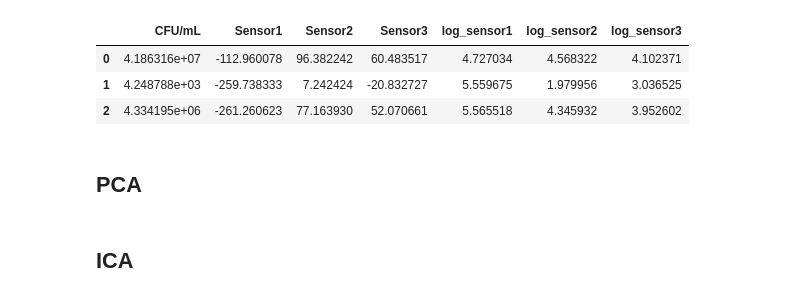
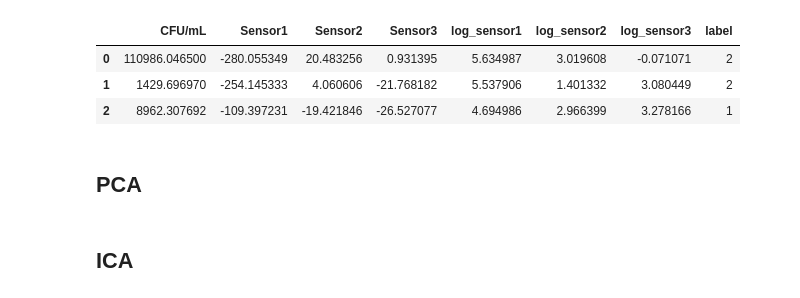
Before and after one commit to SohamD34/BTP, a Jupyter notebook: scripts/clustering.ipynb, the cells around one changed output. Cells and saved outputs as stored; diff of their text form; code cells hidden in the pictures.

```diff
--- a/scripts/clustering.ipynb
+++ b/scripts/clustering.ipynb
@@ -12,27 +12,30 @@ from sklearn.decomposition import PCA, FastICA as ICA
 # %%
 ''' We have 10 points of Analyte1 data, Analyte2 data and Analyte3 data respectively. '''
 
 # os.chdir('/media/soham/New Volume/GitHub/BTP')
 
-analyte1 = pd.read_csv('data/Exponential_Analyte1.csv').sort_values('CFU/mL', ascending=True).reset_index(drop=True)
-analyte2 = pd.read_csv('data/Exponential_Analyte2.csv').sort_values('CFU/mL', ascending=True).reset_index(drop=True)
-analyte3 = pd.read_csv('data/Exponential_Analyte3.csv').sort_values('CFU/mL', ascending=True).reset_index(drop=True)
+analyte2 = pd.read_csv('data/exponential/Exponential_Analyte2.csv').sort_values('CFU/mL', ascending=True).reset_index(drop=True)
+analyte1 = pd.read_csv('data/exponential/Exponential_Analyte1.csv').sort_values('CFU/mL', ascending=True).reset_index(drop=True)
+analyte3 = pd.read_csv('data/exponential/Exponential_Analyte3.csv').sort_values('CFU/mL', ascending=True).reset_index(drop=True)
 
 [analyte1, analyte2, analyte3]  = log_transform([analyte1, analyte2, analyte3])
+analyte1['label'] = 1
+analyte2['label'] = 2
+analyte3['label'] = 3
 
 combined_data = pd.concat([analyte1, analyte2, analyte3], axis=0)
 combined_data = combined_data.sample(frac=1).reset_index(drop=True)
 
 raw_data = combined_data.drop('CFU/mL', axis=1)
 analog_data = raw_data[['Sensor1','Sensor2','Sensor3']]
 log_data = raw_data[['log_sensor1','log_sensor2','log_sensor3']]
 
 combined_data.head(3)
 # %% [output]
-|  | CFU/mL | Sensor1 | Sensor2 | Sensor3 | log_sensor1 | log_sensor2 | log_sensor3 |
-| 0 | 4.186316e+07 | -112.960078 | 96.382242 | 60.483517 | 4.727034 | 4.568322 | 4.102371 |
-| 1 | 4.248788e+03 | -259.738333 | 7.242424 | -20.832727 | 5.559675 | 1.979956 | 3.036525 |
-| 2 | 4.334195e+06 | -261.260623 | 77.163930 | 52.070661 | 5.565518 | 4.345932 | 3.952602 |
+|  | CFU/mL | Sensor1 | Sensor2 | Sensor3 | log_sensor1 | log_sensor2 | log_sensor3 | label |
+| 0 | 110986.046500 | -280.055349 | 20.483256 | 0.931395 | 5.634987 | 3.019608 | -0.071071 | 2 |
+| 1 | 1429.696970 | -254.145333 | 4.060606 | -21.768182 | 5.537906 | 1.401332 | 3.080449 | 2 |
+| 2 | 8962.307692 | -109.397231 | -19.421846 | -26.527077 | 4.694986 | 2.966399 | 3.278166 | 1 |
 # %% [markdown]
 ## PCA
 # %%
```
Also changed, not shown: parts of 2 cells of this notebook, 1 other file.
